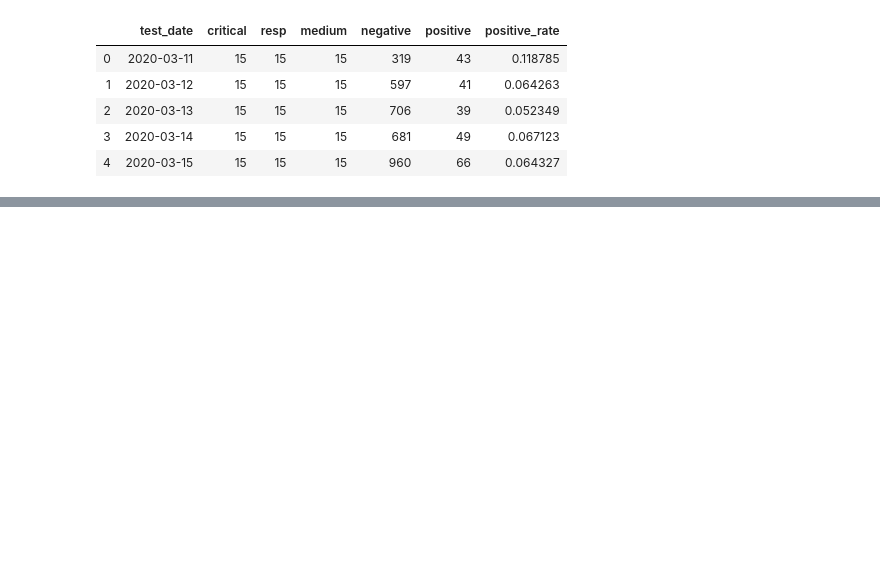
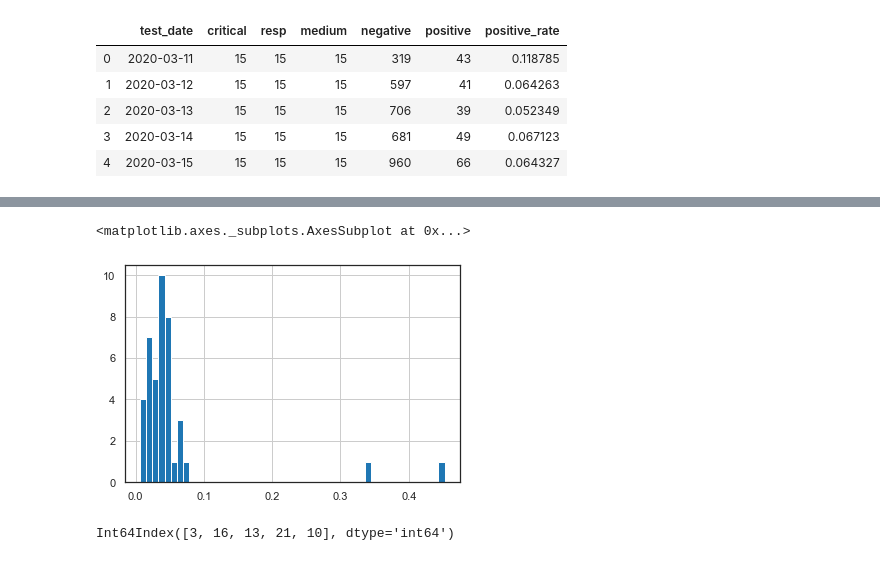
Before and after one commit to cjer/covid, a Jupyter notebook: israel_covid.ipynb, the cells around one changed output, grey strips where cells are left out. Drawn from its saved outputs; the diff is of its cells as text; code cells hidden in the pictures; blank space fills up the shorter version.

```diff
--- a/israel_covid.ipynb
+++ b/israel_covid.ipynb
@@ -486,0 +525,10 @@ alt.layer(c1, c2).properties(title='Positive rate (smoothed, 7d) vs. critical ho
+# %%
+polab.reset_index().groupby('lab_id').positive_rate.mean().hist(bins=50)
+# %% [output]
+<matplotlib.axes._subplots.AxesSubplot at 0x...>
+[figure, added]
+# %%
+top_5_labs = bdi.lab_id.value_counts().index[:5]
+top_5_labs
+# %% [output]
+Int64Index([3, 16, 13, 21, 10], dtype='int64')
```
Also changed, not shown: parts of 45 cells of this notebook, 11 other files.
